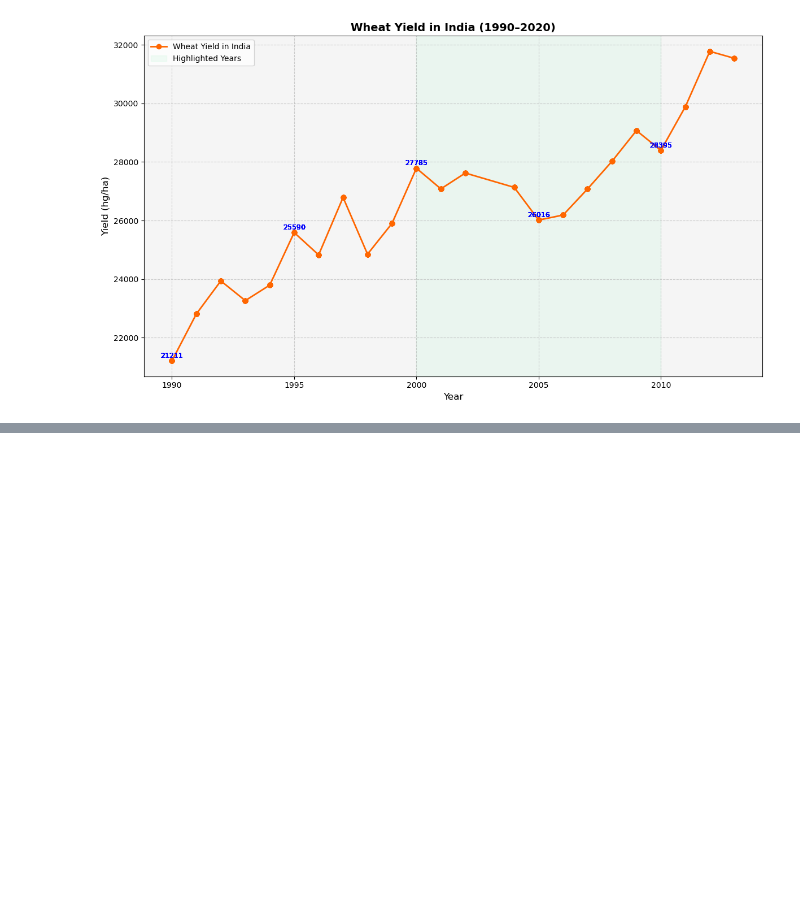
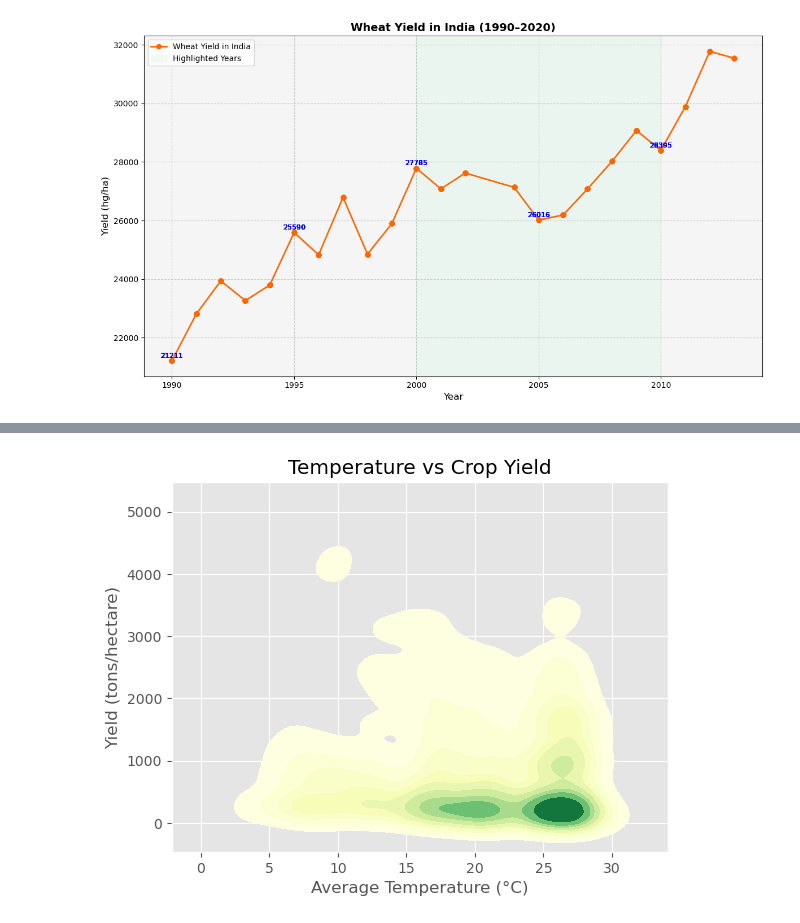
Before and after one commit to jwadamucci/Project3_Group1, a Jupyter notebook: Visualizations_Gurpreet.ipynb, the cells around one changed output, grey strips where cells are left out. Cells and saved outputs as stored; diff of their text form; code cells hidden in the pictures; blank space fills up the shorter version.

Commit message:
Some more Visualizations

```diff
--- a/Visualizations_Gurpreet.ipynb
+++ b/Visualizations_Gurpreet.ipynb
@@ -168,0 +216,17 @@ m.save("/Users/GURU/Desktop/Project3_Group1/choropleth_map.html")
+# %%
+import seaborn as sns
+import pandas as pd
+import matplotlib.pyplot as plt
+# Interactive Heatmap (with Folium)
+# Use the folium library to create a map similar to your Leaflet visualization but rendered in Python. It can include interactive popups, color coding, and different base layers.
+# Assuming you add lat/lon to the CSV
+df = pd.read_csv("/Users/GURU/Desktop/Project3_Group1/Resources/final_crop_data.csv")
+
+# Example heatmap
+sns.kdeplot(x='avg_temp_c', y='yield_t_ha', data=df, cmap='YlGn', fill=True)
+plt.title('Temperature vs Crop Yield')
+plt.xlabel('Average Temperature (°C)')
+plt.ylabel('Yield (tons/hectare)')
+plt.show()
+# %% [output]
+[figure, added]
```
Also changed, not shown: parts of 3 cells of this notebook, 3 other files.
